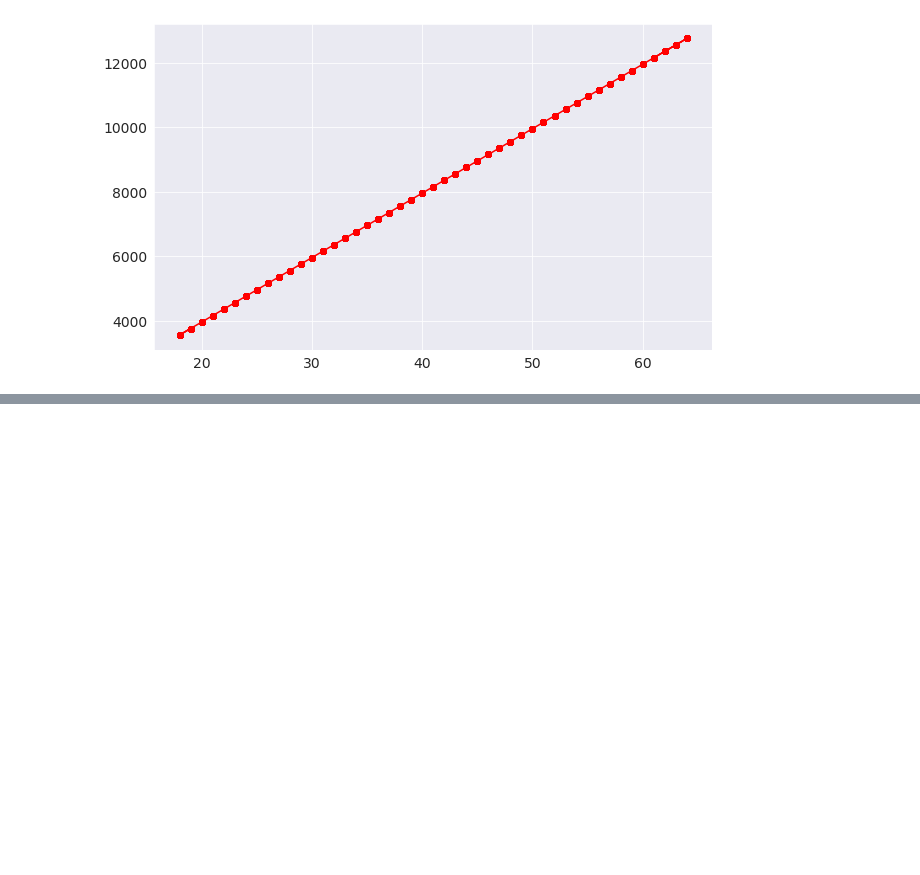
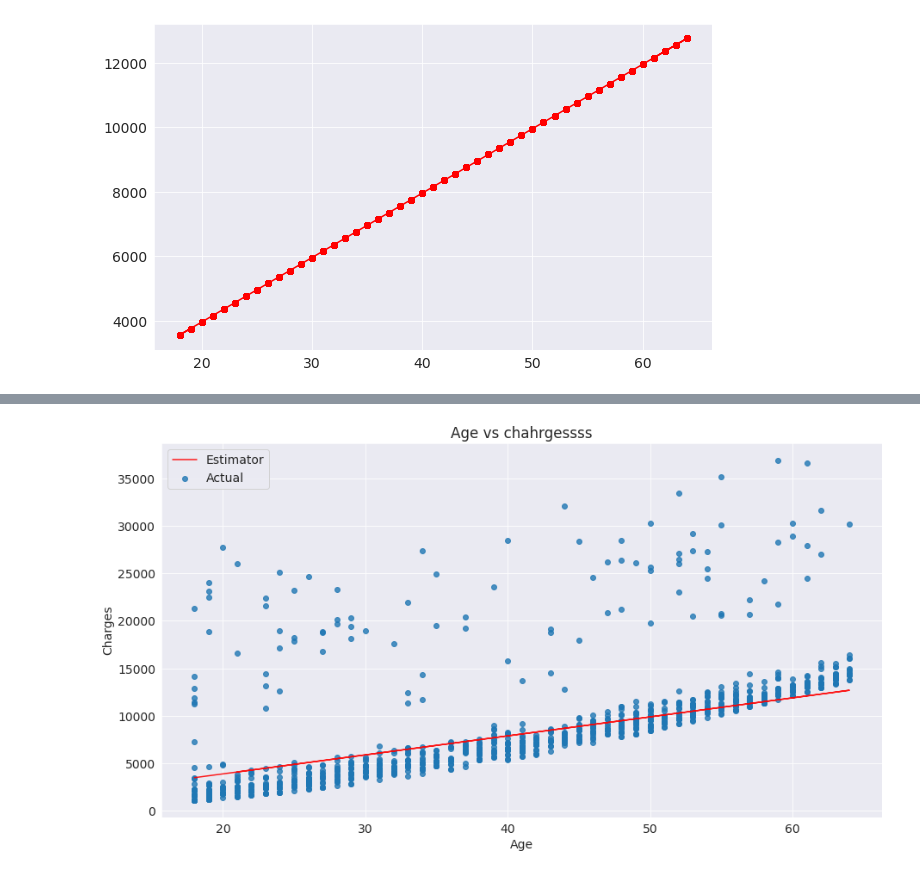
Before and after one commit to imshiv-10/ML-SkLearn, a Jupyter notebook: ML_SkLearn.ipynb, the cells around one changed output, grey strips where cells are left out. Cells and saved outputs as stored; diff of their text form; code cells hidden in the pictures; blank space fills up the shorter version.

```diff
--- a/ML_SkLearn.ipynb
+++ b/ML_SkLearn.ipynb
@@ -427,0 +434,16 @@ estimated_charges_df.shape
+# %%
+def try_parameters(w,b):
+  plt.figure(figsize=(15,8))
+  target = non_smoker_df.charges
+  estimated_charges_df = estimator_charges(non_smoker_df.age, w,b)
+  plt.plot(non_smoker_df.age, estimated_charges_df, 'r-', alpha=0.9)
+  plt.scatter(non_smoker_df.age, target, alpha =0.8)
+  #non_smoker_df.age.shape,  estimated_charges_df.shape
+  plt.xlabel('Age')
+  plt.ylabel('Charges')
+  plt.title('Age vs chahrgessss')
+  plt.legend(['Estimator','Actual']);
+# %%
+try_parameters(200,-100)
+# %% [output]
+[figure, added]
```
Also changed, not shown: parts of 7 cells of this notebook.
